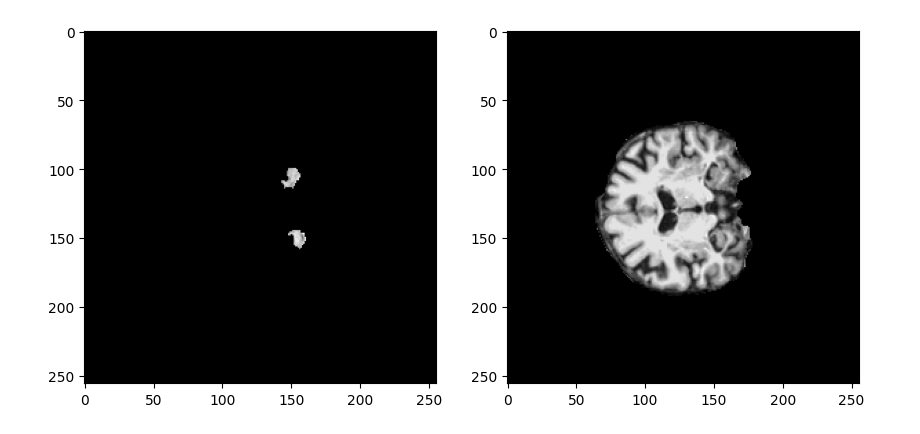
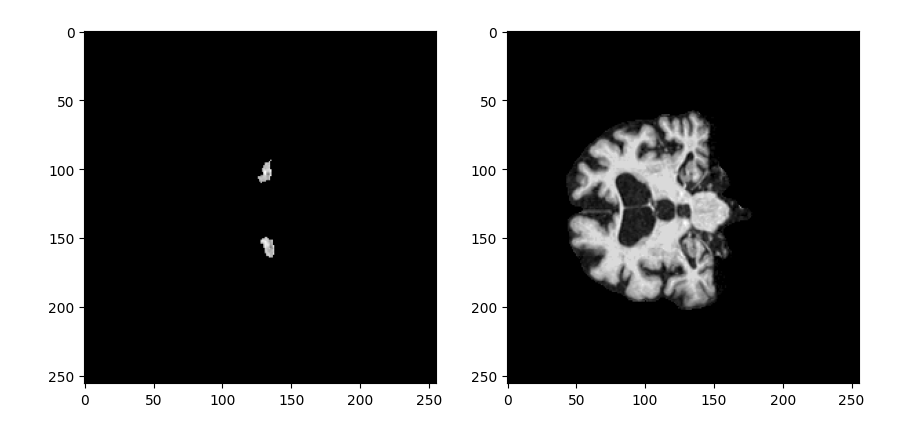
Before and after one commit to trihuynh0410/4cad, a Jupyter notebook: src/hippo/hippo.ipynb, the cells around one changed output. Saved outputs shown, nothing was run; the diff lists cells and outputs as text; code cells hidden in the pictures.

```diff
--- a/src/hippo/hippo.ipynb
+++ b/src/hippo/hippo.ipynb
@@ -33,33 +35,33 @@ i = indices[0]
 # %%
 import nibabel as nib
 import numpy as np
 import matplotlib.pyplot as plt
-img = nib.load('/mnt/data_lab513/tramy/ADAI_out/Mild/ADNI_005_S_1341_MR_MP-RAGE__br_raw_20070307150517807_1_S27673_I43188/mri/brain.finalsurfs.mgz')
+img = nib.load('/mnt/data_lab513/tramy/4CAD/data/ADNI_out_mgz/Mod/002_S_0619/mri/brain.finalsurfs.mgz')
 test = img.get_fdata()
-aseg = nib.load('/mnt/data_lab513/tramy/ADAI_out/Mild/ADNI_005_S_1341_MR_MP-RAGE__br_raw_20070307150517807_1_S27673_I43188/mri/aseg.mgz')
+aseg = nib.load('/mnt/data_lab513/tramy/4CAD/data/ADNI_out_mgz/Mod/002_S_0619/mri/aseg.mgz')
 atest = aseg.get_fdata()
 
 left_hippo_mask = np.where(atest == 17, 1, 0)
 right_hippo_mask = np.where(atest == 53, 1, 0)
 hippo_mask = left_hippo_mask + right_hippo_mask
 seg = hippo_mask * test
 
 left_hippo_mask = np.where(atest == 18, 1, 0)
 right_hippo_mask = np.where(atest == 54, 1, 0)
 hippo_mask = left_hippo_mask + right_hippo_mask
 seg_am = hippo_mask * test
 non_empty_slices = np.any(seg_am, axis=(0, 1))
 indices = np.where(non_empty_slices)[0]
 
 i = indices[0]
 
 plt.figure(figsize=(10, 5))
 
 plt.subplot(1, 2, 1)
 plt.imshow(seg[:, :, i], cmap='gray')
 
 plt.subplot(1, 2, 2)
 plt.imshow(test[:, :, i], cmap='gray')
 plt.show()
 # %% [output]
-[figure, old version]
+[figure, new version]
```
Also changed, not shown: parts of 1 cell of this notebook, 1 other file.
